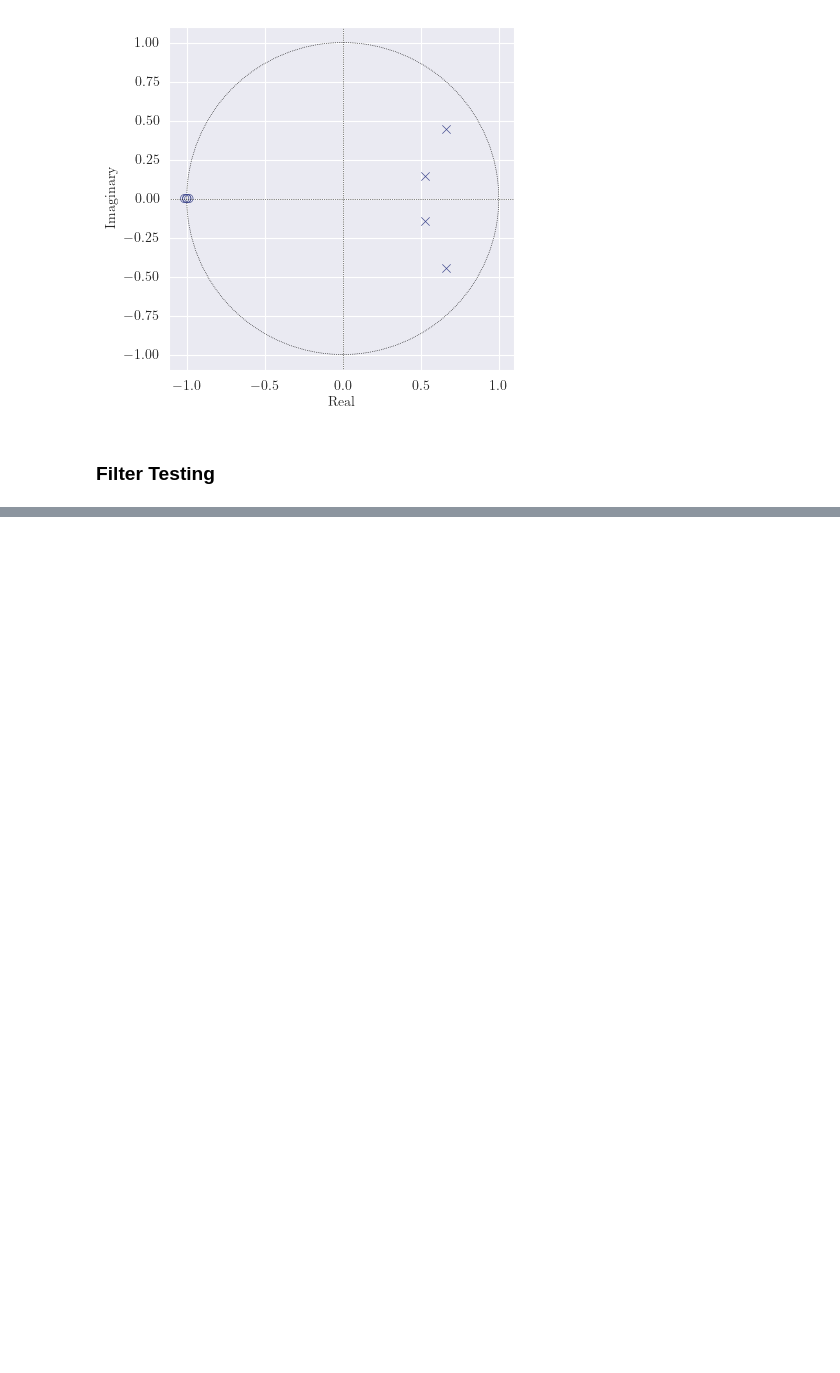
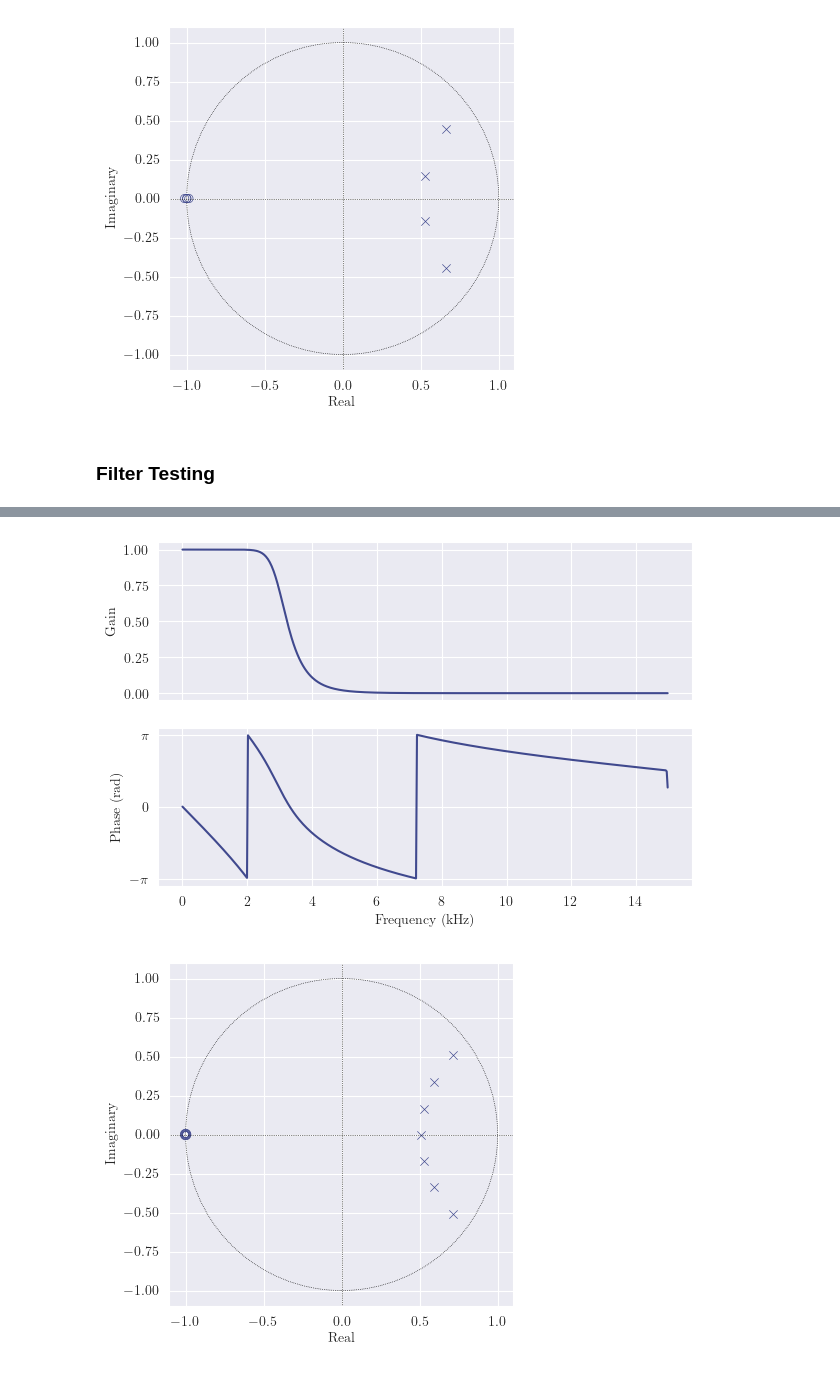
Before and after one commit to deren-teo/elec4620, a Jupyter notebook: a2/src/q7_8_butterworth.ipynb, the cells around one changed output, grey strips where cells are left out. Saved outputs shown, nothing was run; the diff lists cells and outputs as text; code cells hidden in the pictures; blank space fills up the shorter version.

```diff
--- a/a2/src/q7_8_butterworth.ipynb
+++ b/a2/src/q7_8_butterworth.ipynb
@@ -149,0 +178,5 @@ test_filter(bq, aq, n_trials=25, seed=42, fname="q7_q4th_stability.png")
+# %%
+repeat_everything(filter_order=7)
+# %% [output]
+[figure, added]
+[figure, added]
```
Also changed, not shown: parts of 8 cells of this notebook, 25 other files.
